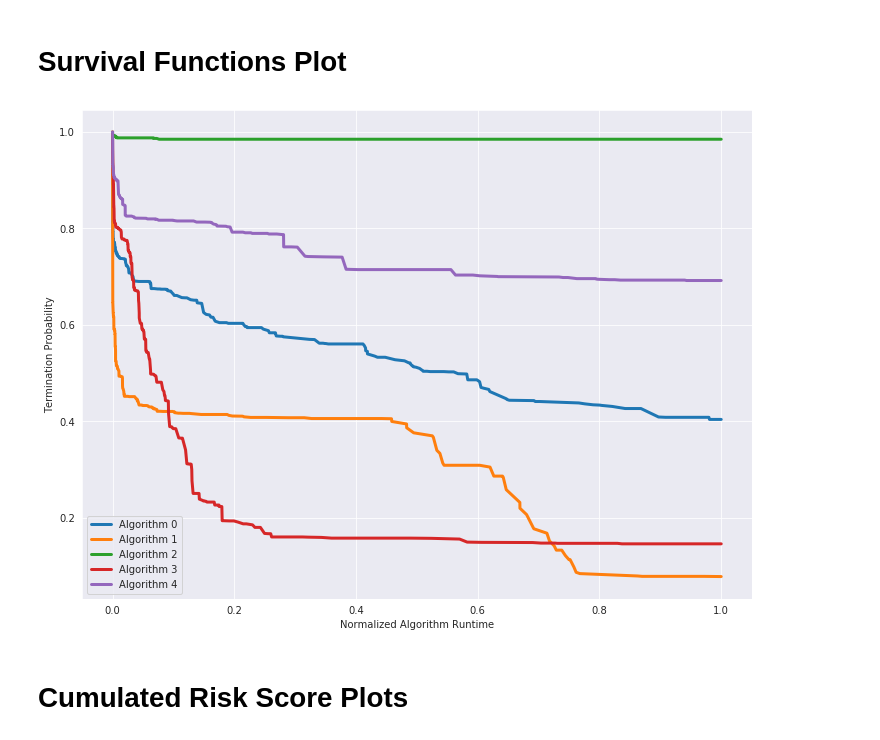
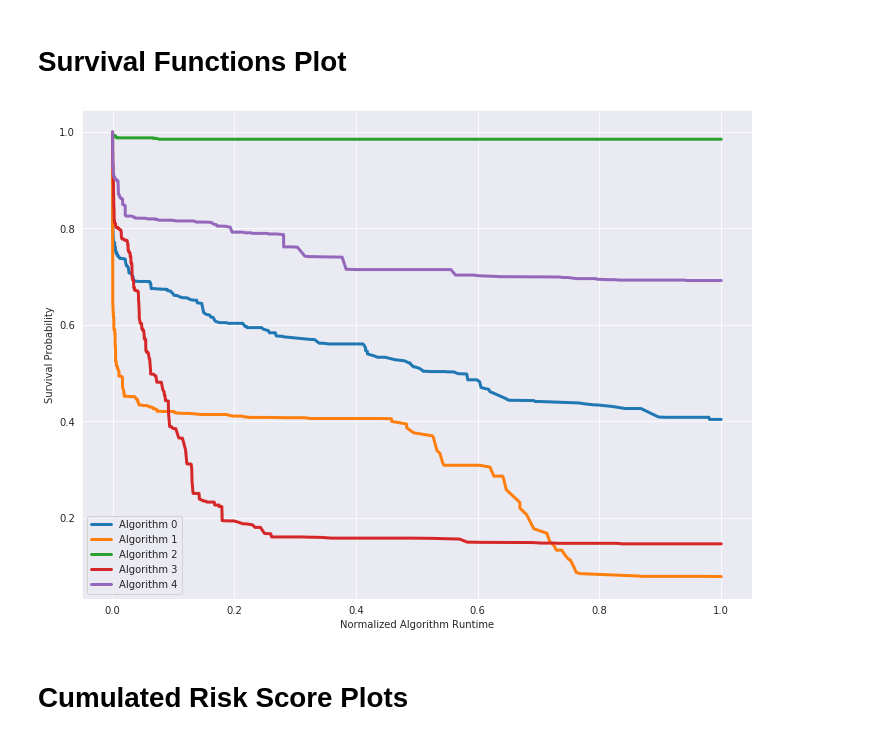
Before and after one commit to alexandertornede/algorithm_survival_analysis, a Jupyter notebook: survival_tests/results/visualization.ipynb, the cells around one changed output. Drawn from its saved outputs; the diff is of its cells as text; code cells hidden in the pictures.

```diff
--- a/survival_tests/results/visualization.ipynb
+++ b/survival_tests/results/visualization.ipynb
@@ -255,19 +351,19 @@ for alg_id in range(num_algorithms):
 # %%
 # set figure settings
 fig, ax = plt.subplots(figsize=(12, 9))
 ax.ticklabel_format(useOffset=False, style='plain')
-ax.set_ylabel('Termination Probability')
+ax.set_ylabel('Survival Probability')
 ax.set_xlabel('Normalized Algorithm Runtime')
 
 # plot survival functions
 for alg_id in range(num_algorithms):
     events =  event_times[alg_id] / algorithm_cutoff_time
     sns.lineplot(x=events, y=survival_functions[alg_id], ax=ax, label='Algorithm {}'.format(alg_id))
 
 fig.savefig(r'./survival_functions.pdf')
 fig.show()
 # %% [output]
-[figure, old version]
+[figure, new version]
 # %% [markdown]
 # Cumulated Risk Score Plots
 # %%
```
Also changed, not shown: parts of 7 cells of this notebook, 13 other files.
